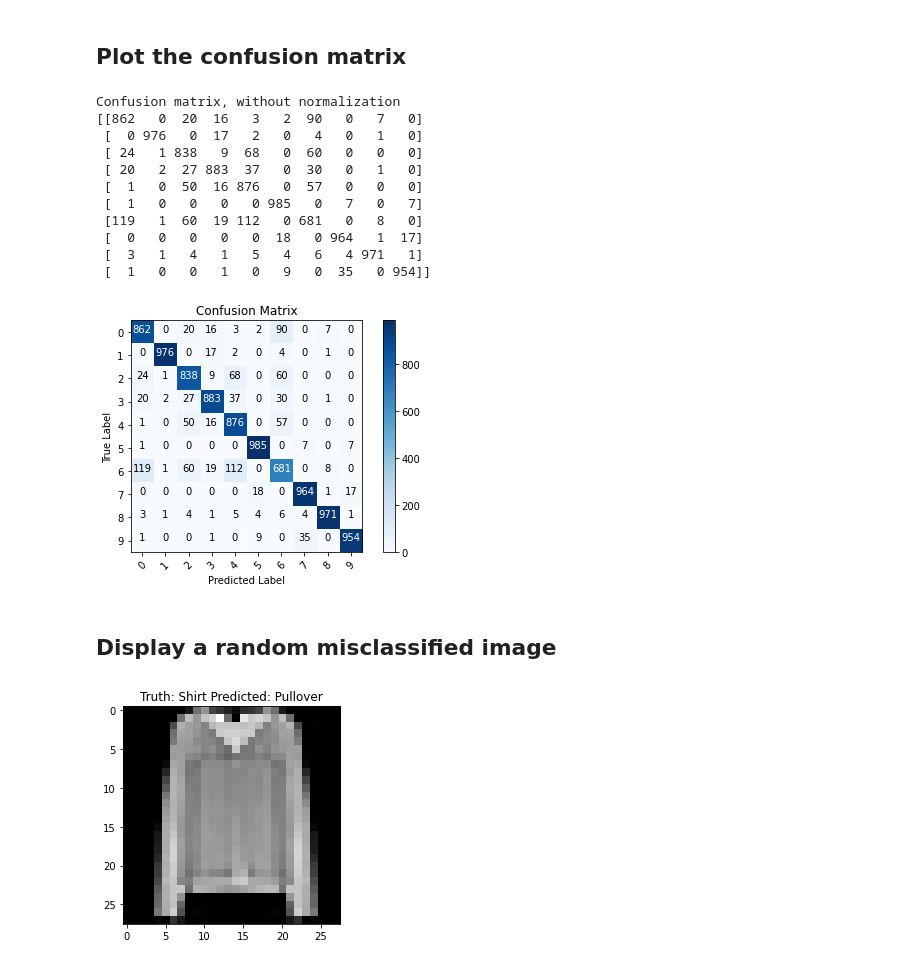
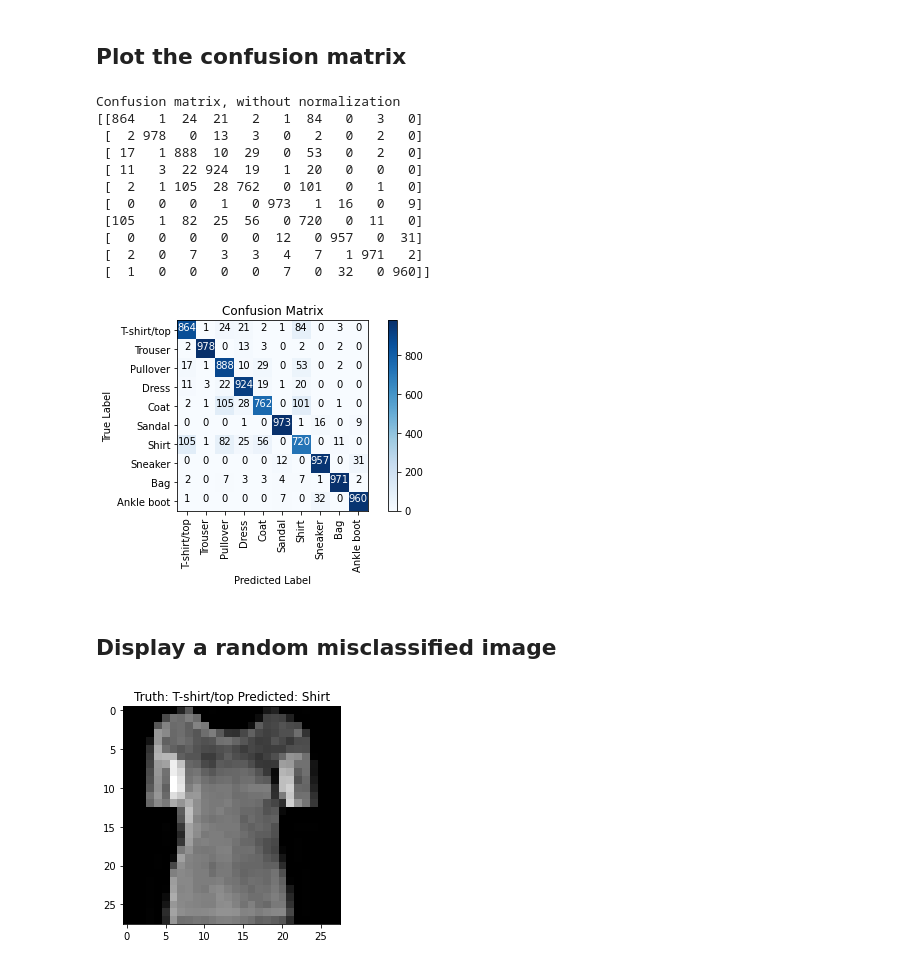
Before and after one commit to AlumiK/tensorflow2-notebooks, a Jupyter notebook: TensorFlow2/06_cnn_fashion_mnist.ipynb, the cells around one changed output. Drawn from its saved outputs; the diff is of its cells as text; code cells hidden in the pictures.

Commit message:
Show label names instead of indexes

```diff
--- a/TensorFlow2/06_cnn_fashion_mnist.ipynb
+++ b/TensorFlow2/06_cnn_fashion_mnist.ipynb
@@ -74,6 +74,19 @@ Accuracy: 0.8989999890327454
 # %% [markdown]
 ## Plot the confusion matrix
 # %%
+labels = [
+    'T-shirt/top',
+    'Trouser',
+    'Pullover',
+    'Dress',
+    'Coat',
+    'Sandal',
+    'Shirt',
+    'Sneaker',
+    'Bag',
+    'Ankle boot',
+]
+
 def plot_confusion_matrix(cm,
                           classes,
                           normalize=False,
@@ -87,65 +100,53 @@ def plot_confusion_matrix(cm,
       cm = cm.astype('float') / cm.sum(axis=1)[:, np.newaxis]
       print('Normalized confusion matrix')
   else:
       print('Confusion matrix, without normalization')
 
   print(cm)
 
   plt.imshow(cm, interpolation='nearest', cmap=cmap)
   plt.title(title)
   plt.colorbar()
   tick_marks = np.arange(len(classes))
-  plt.xticks(tick_marks, classes, rotation=45)
+  plt.xticks(tick_marks, classes, rotation=90)
   plt.yticks(tick_marks, classes)
 
   fmt = '.2f' if normalize else 'd'
   thresh = cm.max() / 2.
   for i, j in itertools.product(range(cm.shape[0]), range(cm.shape[1])):
       plt.text(j, i, format(cm[i, j], fmt),
                horizontalalignment='center',
                color='white' if cm[i, j] > thresh else 'black')
 
   plt.tight_layout()
   plt.ylabel('True Label')
   plt.xlabel('Predicted Label')
   plt.show()
 
 
 p_test = model.predict(X_test).argmax(axis=1)
 cm = confusion_matrix(y_test, p_test)
-plot_confusion_matrix(cm, list(range(K)))
+plot_confusion_matrix(cm, labels)
 # %% [output]
 Confusion matrix, without normalization
-[[862   0  20  16   3   2  90   0   7   0]
- [  0 976   0  17   2   0   4   0   1   0]
- [ 24   1 838   9  68   0  60   0   0   0]
- [ 20   2  27 883  37   0  30   0   1   0]
- [  1   0  50  16 876   0  57   0   0   0]
- [  1   0   0   0   0 985   0   7   0   7]
- [119   1  60  19 112   0 681   0   8   0]
- [  0   0   0   0   0  18   0 964   1  17]
- [  3   1   4   1   5   4   6   4 971   1]
- [  1   0   0   1   0   9   0  35   0 954]]
+[[864   1  24  21   2   1  84   0   3   0]
+ [  2 978   0  13   3   0   2   0   2   0]
+ [ 17   1 888  10  29   0  53   0   2   0]
+ [ 11   3  22 924  19   1  20   0   0   0]
+ [  2   1 105  28 762   0 101   0   1   0]
+ [  0   0   0   1   0 973   1  16   0   9]
+ [105   1  82  25  56   0 720   0  11   0]
+ [  0   0   0   0   0  12   0 957   0  31]
+ [  2   0   7   3   3   4   7   1 971   2]
+ [  1   0   0   0   0   7   0  32   0 960]]
-[figure, old version]
+[figure, new version]
 # %% [markdown]
 ## Display a random misclassified image
 # %%
-labels = [
-    'T-shirt/top',
-    'Trouser',
-    'Pullover',
-    'Dress',
-    'Coat',
-    'Sandal',
-    'Shirt',
-    'Sneaker',
-    'Bag',
-    'Ankle boot',
-]
 misclassified_idx = np.where(p_test != y_test)[0]
 i =  np.random.choice(misclassified_idx)
 plt.imshow(X_test[i].reshape(28, 28), cmap='gray')
 plt.title(f'Truth: {labels[y_test[i]]} Predicted: {labels[p_test[i]]}')
 plt.show()
 # %% [output]
-[figure, old version]
+[figure, new version]
```
Also changed, not shown: parts of 1 cell of this notebook.
